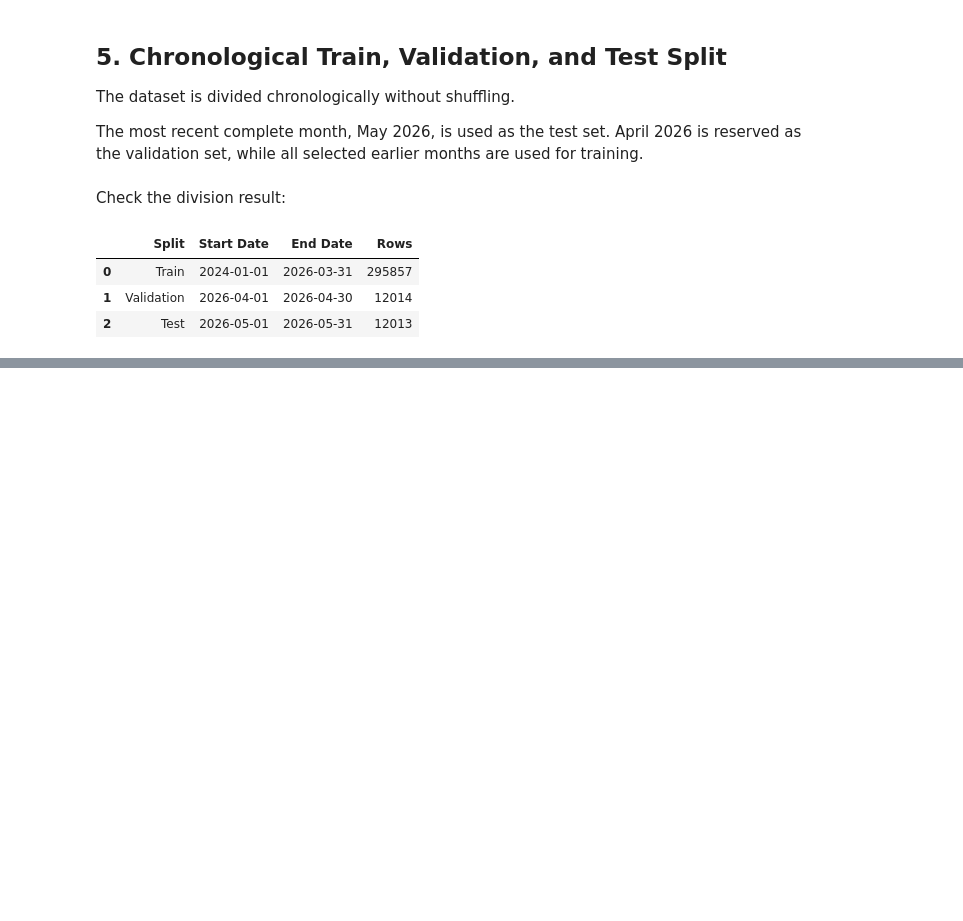
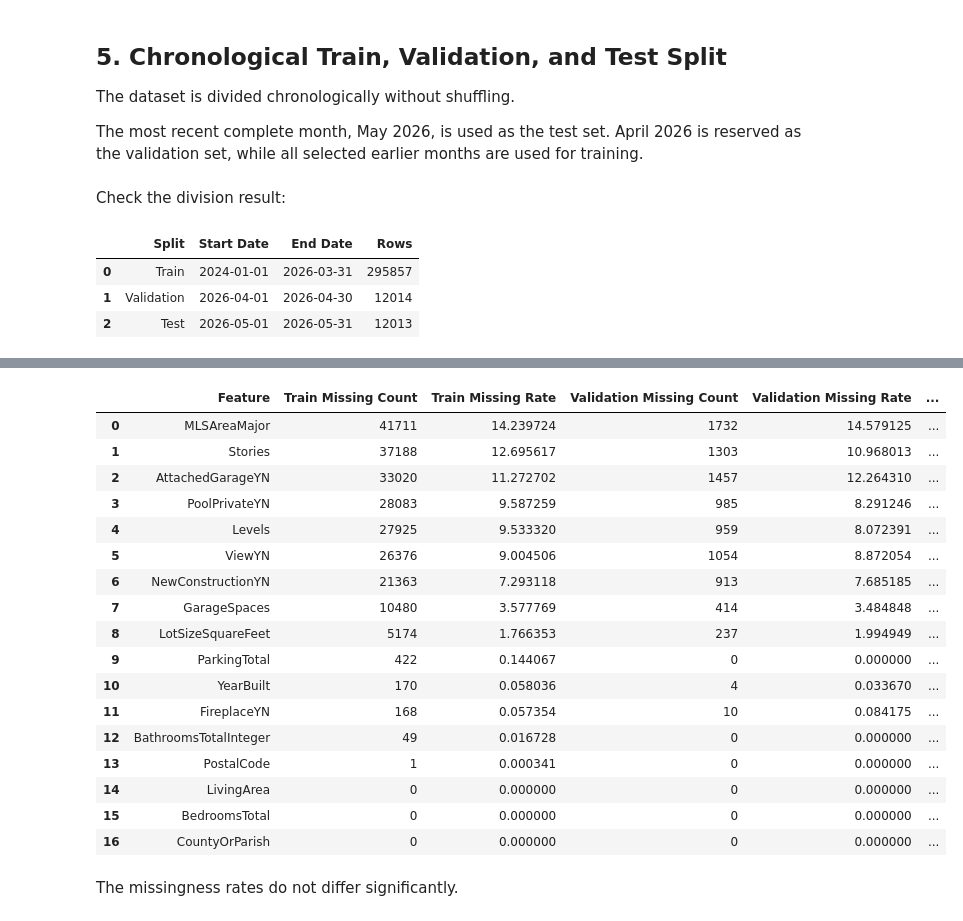
Before and after one commit to ytan48/IDXExchange-DataScience-Internship-26, a Jupyter notebook: notebooks/03_preprocessing.ipynb, the cells around one changed output, grey strips where cells are left out. Drawn from its saved outputs; the diff is of its cells as text; code cells hidden in the pictures; blank space fills up the shorter version.

```diff
--- a/notebooks/03_preprocessing.ipynb
+++ b/notebooks/03_preprocessing.ipynb
@@ -168,0 +347,65 @@ split_summary
+# %%
+def missing_summary(data, split_name):
+    summary = pd.DataFrame({
+        "Feature": data.columns,
+        f"{split_name} Missing Count": data.isna().sum().values,
+        f"{split_name} Missing Rate": (
+            data.isna().mean().values * 100
+        )
+    })
+
+    return summary
+
+
+train_missing = missing_summary(X_train, "Train")
+validation_missing = missing_summary(
+    X_validation,
+    "Validation"
+)
+test_missing = missing_summary(X_test, "Test")
+# %%
+missing_value_summary = (
+    train_missing
+    .merge(
+        validation_missing,
+        on="Feature",
+        how="outer"
+    )
+    .merge(
+        test_missing,
+        on="Feature",
+        how="outer"
+    )
+)
+
+missing_value_summary = (
+    missing_value_summary
+    .sort_values(
+        "Train Missing Rate",
+        ascending=False
+    )
+    .reset_index(drop=True)
+)
+
+missing_value_summary
+# %% [output]
+|  | Feature | Train Missing Count | Train Missing Rate | Validation Missing Count | Validation Missing Rate | ... |
+| 0 | MLSAreaMajor | 41711 | 14.239724 | 1732 | 14.579125 | ... |
+| 1 | Stories | 37188 | 12.695617 | 1303 | 10.968013 | ... |
+| 2 | AttachedGarageYN | 33020 | 11.272702 | 1457 | 12.264310 | ... |
+| 3 | PoolPrivateYN | 28083 | 9.587259 | 985 | 8.291246 | ... |
+| 4 | Levels | 27925 | 9.533320 | 959 | 8.072391 | ... |
+| 5 | ViewYN | 26376 | 9.004506 | 1054 | 8.872054 | ... |
+| 6 | NewConstructionYN | 21363 | 7.293118 | 913 | 7.685185 | ... |
+| 7 | GarageSpaces | 10480 | 3.577769 | 414 | 3.484848 | ... |
+| 8 | LotSizeSquareFeet | 5174 | 1.766353 | 237 | 1.994949 | ... |
+| 9 | ParkingTotal | 422 | 0.144067 | 0 | 0.000000 | ... |
+| 10 | YearBuilt | 170 | 0.058036 | 4 | 0.033670 | ... |
+| 11 | FireplaceYN | 168 | 0.057354 | 10 | 0.084175 | ... |
+| 12 | BathroomsTotalInteger | 49 | 0.016728 | 0 | 0.000000 | ... |
+| 13 | PostalCode | 1 | 0.000341 | 0 | 0.000000 | ... |
+| 14 | LivingArea | 0 | 0.000000 | 0 | 0.000000 | ... |
+| 15 | BedroomsTotal | 0 | 0.000000 | 0 | 0.000000 | ... |
+| 16 | CountyOrParish | 0 | 0.000000 | 0 | 0.000000 | ... |
+# %% [markdown]
+The missingness rates do not differ significantly.
```
Also changed, not shown: parts of 31 cells of this notebook, 2 other files.
